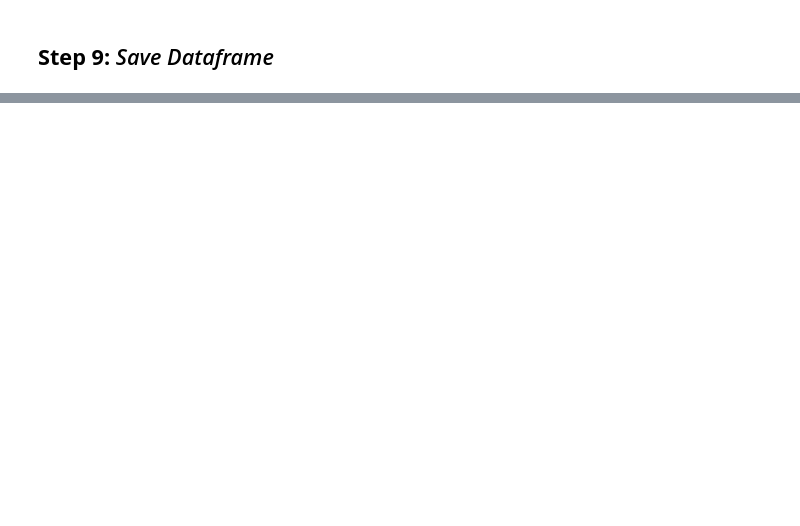
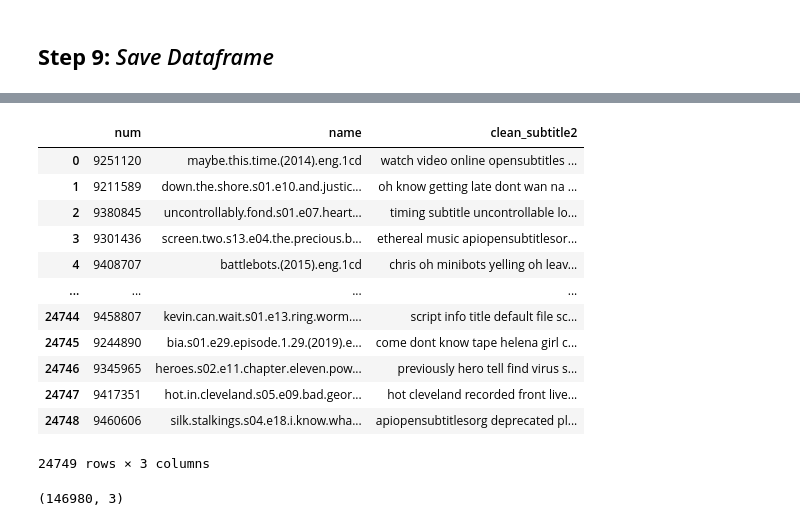
Before and after one commit to VishalDeoPrasad/Search-Engine-Project, a Jupyter notebook: project_notebook.ipynb, the cells around one changed output, grey strips where cells are left out. Saved outputs shown, nothing was run; the diff lists cells and outputs as text; code cells hidden in the pictures; blank space fills up the shorter version.

```diff
--- a/project_notebook.ipynb
+++ b/project_notebook.ipynb
@@ -287,0 +297,20 @@ data.to_csv('clean_data.csv', index=False)
+# %%
+# Assuming 'data' is your DataFrame
+desired_columns = ['num', 'name', 'clean_subtitle2']
+extracted_data = data[desired_columns]
+# %%
+extracted_data
+# %% [output]
+|  | num | name | clean_subtitle2 |
+| 0 | 9251120 | maybe.this.time.(2014).eng.1cd | watch video online opensubtitles ... |
+| 1 | 9211589 | down.the.shore.s01.e10.and.justic... | oh know getting late dont wan na ... |
+| 2 | 9380845 | uncontrollably.fond.s01.e07.heart... | timing subtitle uncontrollable lo... |
+| 3 | 9301436 | screen.two.s13.e04.the.precious.b... | ethereal music apiopensubtitlesor... |
+| 4 | 9408707 | battlebots.(2015).eng.1cd | chris oh minibots yelling oh leav... |
+| ... | ... | ... | ... |
+| 24744 | 9458807 | kevin.can.wait.s01.e13.ring.worm.... | script info title default file sc... |
+| 24745 | 9244890 | bia.s01.e29.episode.1.29.(2019).e... | come dont know tape helena girl c... |
+| 24746 | 9345965 | heroes.s02.e11.chapter.eleven.pow... | previously hero tell find virus s... |
+| 24747 | 9417351 | hot.in.cleveland.s05.e09.bad.geor... | hot cleveland recorded front live... |
+| 24748 | 9460606 | silk.stalkings.s04.e18.i.know.wha... | apiopensubtitlesorg deprecated pl... |
+24749 rows × 3 columns
@@ -287,0 +349,4 @@ data.to_csv('clean_data.csv', index=False)
+# %%
+chunked_df.shape
+# %% [output]
+(146980, 3)
```
Also changed, not shown: parts of 4 cells of this notebook, 3 other files.
